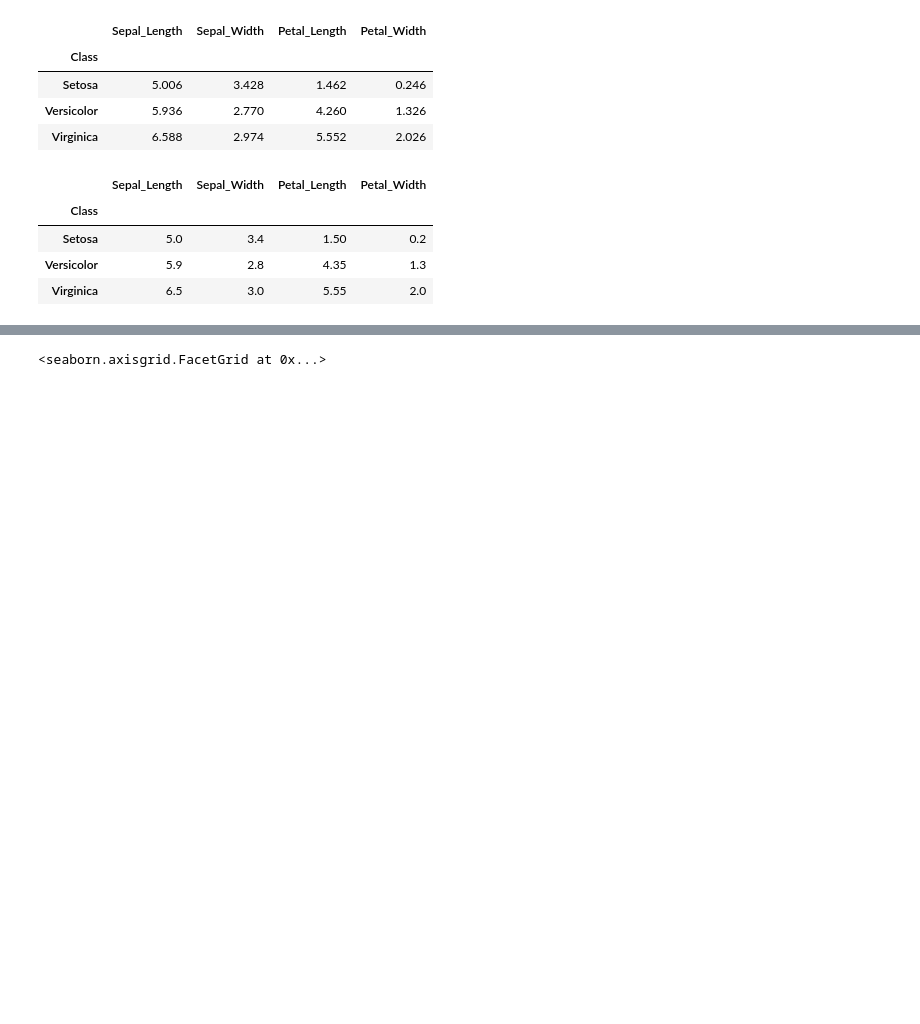
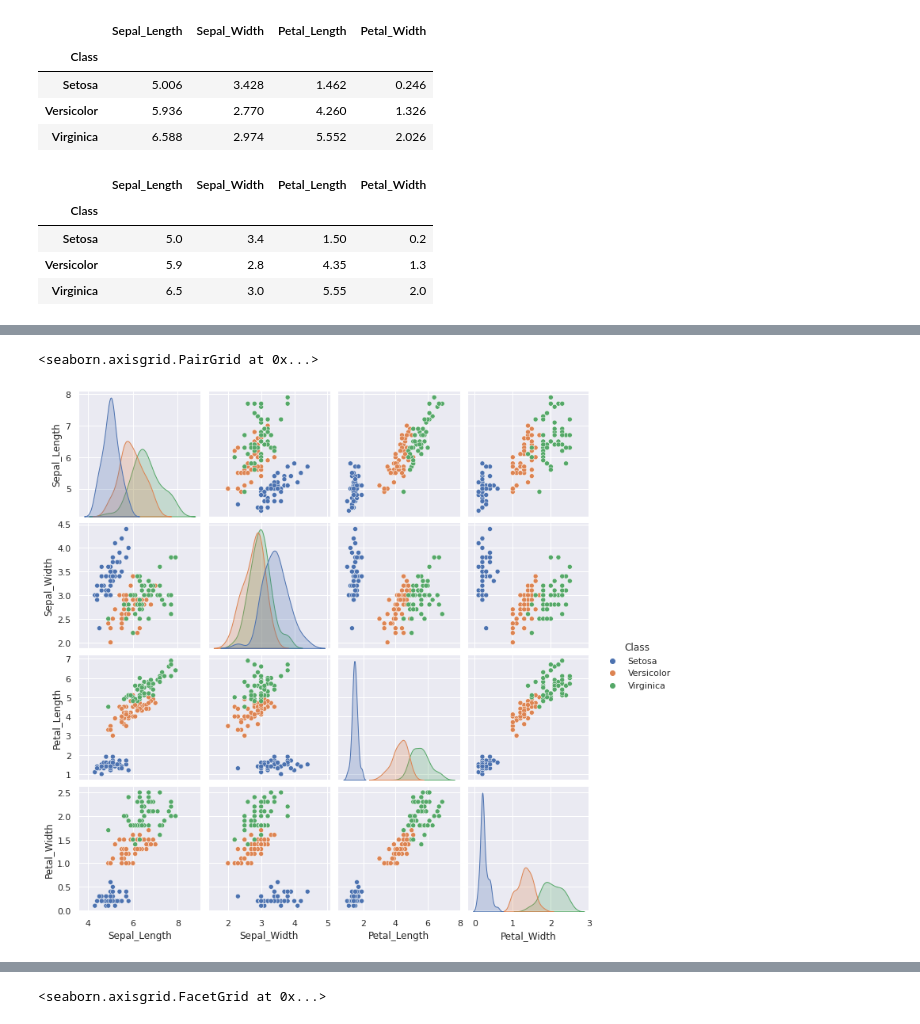
Before and after one commit to lophiraalata/data-analytics-micro-credential, a Jupyter notebook: IH_InClass_LabAssignment.ipynb, the cells around one changed output, grey strips where cells are left out. Saved outputs shown, nothing was run; the diff lists cells and outputs as text; code cells hidden in the pictures; blank space fills up the shorter version.

```diff
--- a/IH_InClass_LabAssignment.ipynb
+++ b/IH_InClass_LabAssignment.ipynb
@@ -274,0 +284,9 @@ df.groupby(['Class']).median()
+# %%
+# this pairplot is far more useful for our purposes because it groups the data according to Class
+# looking at the legend, we can see that Setosa is represented by blue, Versicolor by orange, and Virginica in green
+# this helps us see trends within Class groups and see how different features compare
+
+sns.pairplot(df, hue='Class')
+# %% [output]
+<seaborn.axisgrid.PairGrid at 0x...>
+[figure, added]
```
Also changed, not shown: parts of 39 cells of this notebook.
